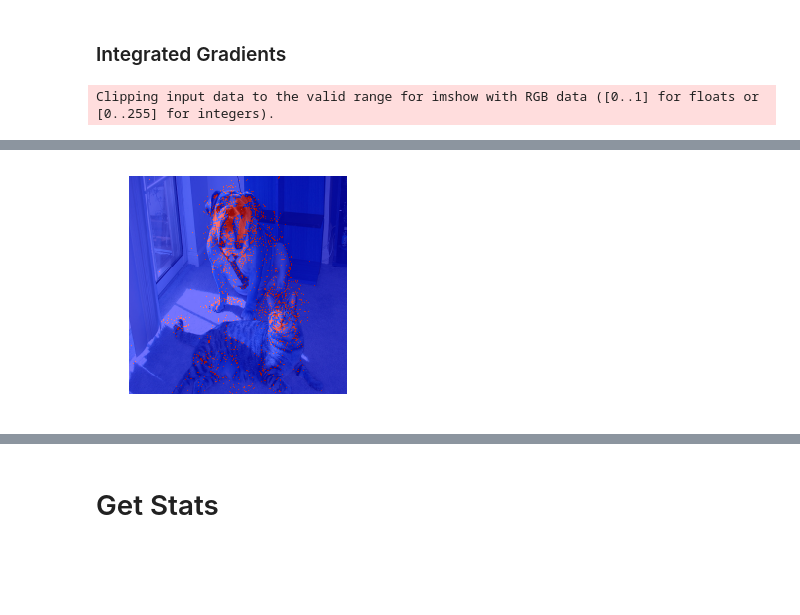
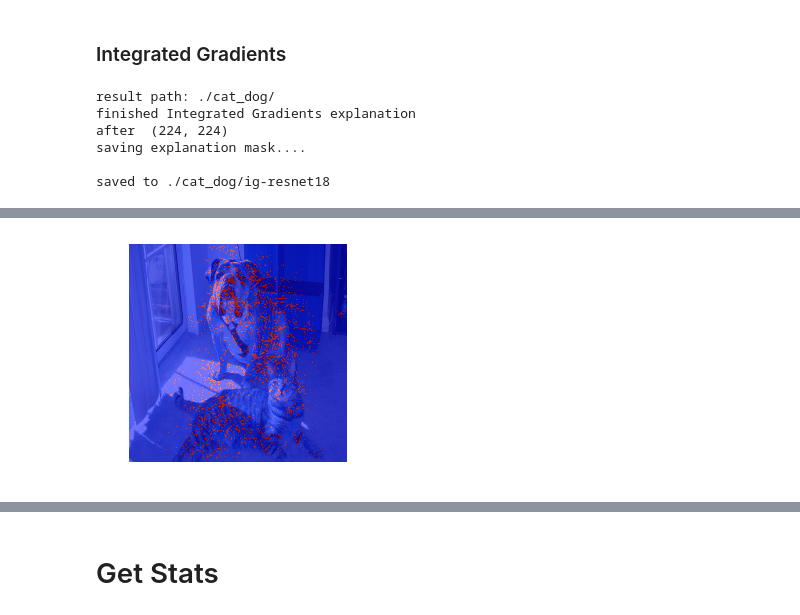
Before and after one commit to lisadunlap/explain-eval-remote, a Jupyter notebook: notebooks/Getting_Started.ipynb, the cells around one changed output, grey strips where cells are left out. Cells and saved outputs as stored; diff of their text form; code cells hidden in the pictures; blank space fills up the shorter version.

```diff
--- a/notebooks/Getting_Started.ipynb
+++ b/notebooks/Getting_Started.ipynb
@@ -72,6 +110,20 @@ saved to ./cat_dog/rise-resnet18
 # %% [markdown]
 ### Integrated Gradients
 # %%
-lime_expl= gen_grounding(displ_img, 'ig', 'cat_dog', 'vgg19', show=True, save=False, save_path='/work/lisabdunlap/explain-eval/results/different_architectures/')
+ig_expl = gen_grounding(displ_img,
+                       'ig',
+                       'cat_dog',
+                       'resnet18',
+                       show=True,
+                       save=True,
+                       target_index=1,
+                       save_path='./',
+                       device=0,
+                       index=False)
 # %% [output]
-Clipping input data to the valid range for imshow with RGB data ([0..1] for floats or [0..255] for integers).
+result path: ./cat_dog/
+finished Integrated Gradients explanation
+after  (224, 224)
+saving explanation mask....
+
+saved to ./cat_dog/ig-resnet18
@@ -79 +130 @@ finished Integrated Gradients explanation
-[figure, old version]
+[figure, new version]
```
Also changed, not shown: parts of 24 cells of this notebook, 1 other file.
